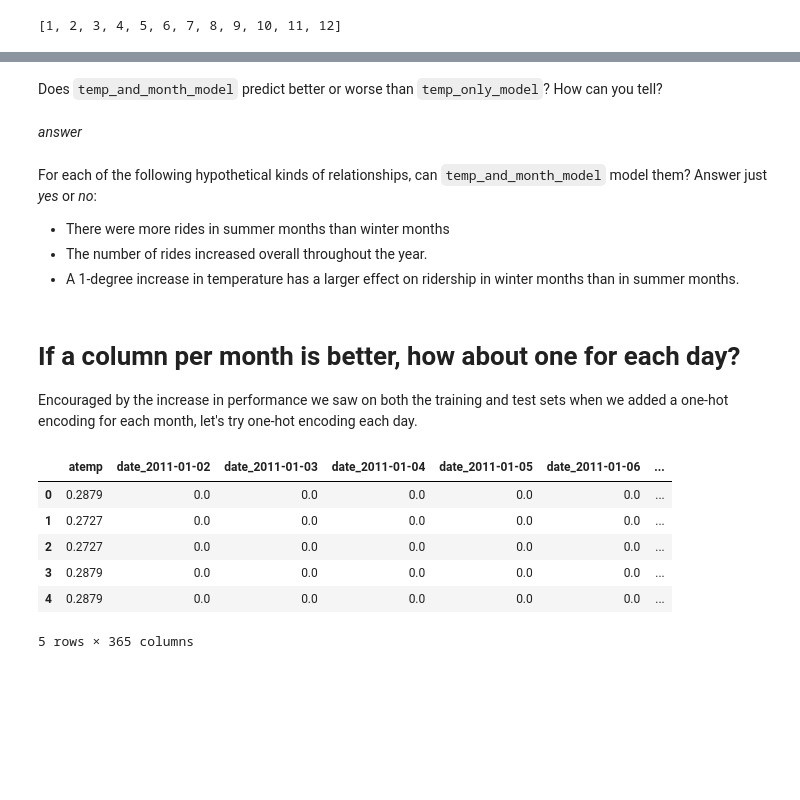
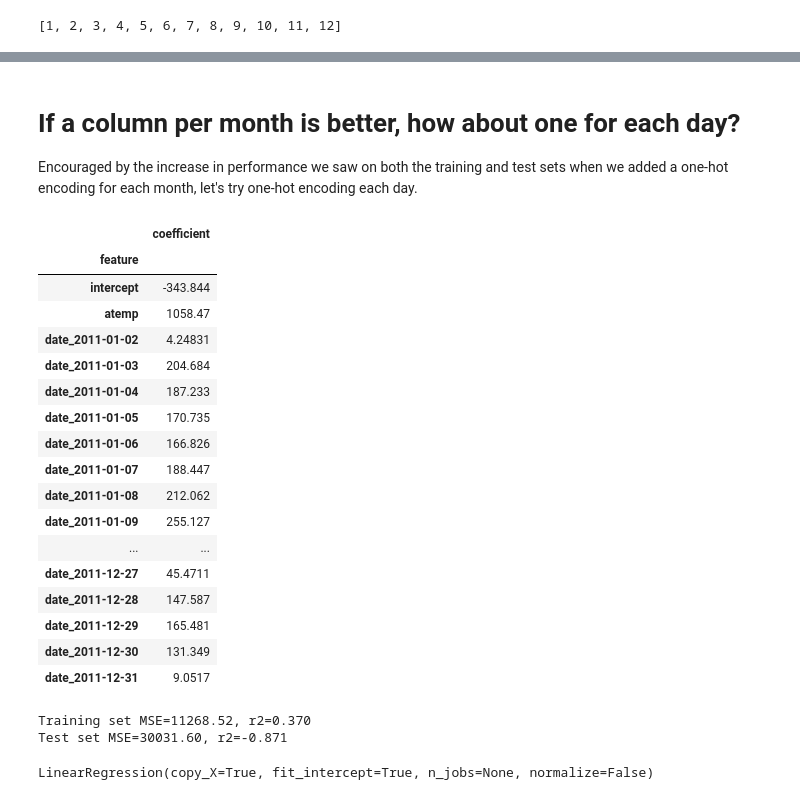
Before and after one commit to Calvin-Data-Science/data202, a Jupyter notebook: src/hw5/hw5_Reference.ipynb, the cells around one changed output, grey strips where cells are left out. Saved outputs shown, nothing was run; the diff lists cells and outputs as text; code cells hidden in the pictures; blank space fills up the shorter version.

```diff
--- a/src/hw5/hw5_Reference.ipynb
+++ b/src/hw5/hw5_Reference.ipynb
@@ -161,13 +176,4 @@ show_scores(train_y, train_y_pred, test_y, test_y_pred)
 # %% [output]
 Training set MSE=14322.80, r2=0.200
 Test set MSE=13604.77, r2=0.153
-# %%
-def show_coefficients(model, train_X):
-    coefs_with_intercept = np.r_[[model.intercept_], model.coef_]
-    feature_names_with_intercept = ["intercept"] + list(train_X.columns)
-    display(
-        pd.Series(coefs_with_intercept, index=feature_names_with_intercept)
-        .to_frame('coefficient')
-        .rename_axis(index="feature")
-        .style.bar(align='mid'))
 # %%
@@ -177,3 +183,26 @@ show_coefficients(temp_only_model, train_X)
 | feature |  |
 | intercept | -14.9046 |
 | atemp | 338.377 |
+# %%
+def try_model(model, transform, training_data, test_data, display_coefficients=True):
+    '''
+    Try training and evaluating `model` using transform function `transform`.
+
+    You do NOT need to use a function like this in your replication code; you can copy and paste if you want.
+
+    Either way, be careful that your code uses the variables you intend it to,
+    rather than picking up variables left over from elsewhere.
+    '''
+
+    train_X, train_y = transform(training_data)
+    test_X, test_y = transform(test_data)
+
+    model.fit(train_X, train_y)
+
+    if display_coefficients:
+        # Models like KNeighborsRegressor don't have coefficients.
+        show_coefficients(model, train_X.columns)
+    show_scores(
+        train_y, model.predict(train_X),
+        test_y, model.predict(test_X))
+    return model
@@ -287,13 +273,3 @@ For each of the following hypothetical kinds of relationships, can `temp_and_mon
-# %% [markdown]
-Does `temp_and_month_model` predict better or worse than `temp_only_model`? How can you tell?
-# %% [markdown]
-*answer*
-# %% [markdown]
-For each of the following hypothetical kinds of relationships, can `temp_and_month_model` model them? Answer just *yes* or *no*:
-
-* There were more rides in summer months than winter months
-* The number of rides increased overall throughout the year.
-* A 1-degree increase in temperature has a larger effect on ridership in winter months than in summer months.
 # %% [markdown]
 # If a column per month is better, how about one for each day?
 
@@ -303,21 +279,32 @@ dates = sorted(set(train['date']))
 # %%
 def transform(data):
     X = data[['atemp']].copy()
     dates_to_use = dates[1:] # drop the first one, since it's redundant.
     for date in dates_to_use:
         X[f'date_{date}'] = 1.0 * (data['date'] == date)
-    return X
+    y = data['rides']
+    return X, y
 
-train_X = transform(train)
-train_y = train['rides']
-test_X = transform(test)
-test_y = test['rides']
-train_X.head()
+try_model(LinearRegression(), transform, training_data=train, test_data=test)
 # %% [output]
-|  | atemp | date_2011-01-02 | date_2011-01-03 | date_2011-01-04 | date_2011-01-05 | date_2011-01-06 | ... |
-| 0 | 0.2879 | 0.0 | 0.0 | 0.0 | 0.0 | 0.0 | ... |
-| 1 | 0.2727 | 0.0 | 0.0 | 0.0 | 0.0 | 0.0 | ... |
-| 2 | 0.2727 | 0.0 | 0.0 | 0.0 | 0.0 | 0.0 | ... |
-| 3 | 0.2879 | 0.0 | 0.0 | 0.0 | 0.0 | 0.0 | ... |
-| 4 | 0.2879 | 0.0 | 0.0 | 0.0 | 0.0 | 0.0 | ... |
+|  | coefficient |
+| feature |  |
+| intercept | -343.844 |
+| atemp | 1058.47 |
+| date_2011-01-02 | 4.24831 |
+| date_2011-01-03 | 204.684 |
+| date_2011-01-04 | 187.233 |
+| date_2011-01-05 | 170.735 |
+| date_2011-01-06 | 166.826 |
+| date_2011-01-07 | 188.447 |
+| date_2011-01-08 | 212.062 |
+| date_2011-01-09 | 255.127 |
+| ... | ... |
+| date_2011-12-27 | 45.4711 |
+| date_2011-12-28 | 147.587 |
+| date_2011-12-29 | 165.481 |
+| date_2011-12-30 | 131.349 |
+| date_2011-12-31 | 9.0517 |
-5 rows × 365 columns
+Training set MSE=11268.52, r2=0.370
+Test set MSE=30031.60, r2=-0.871
+LinearRegression(copy_X=True, fit_intercept=True, n_jobs=None, normalize=False)
```
Also changed, not shown: parts of 53 cells of this notebook, 1 other file.
